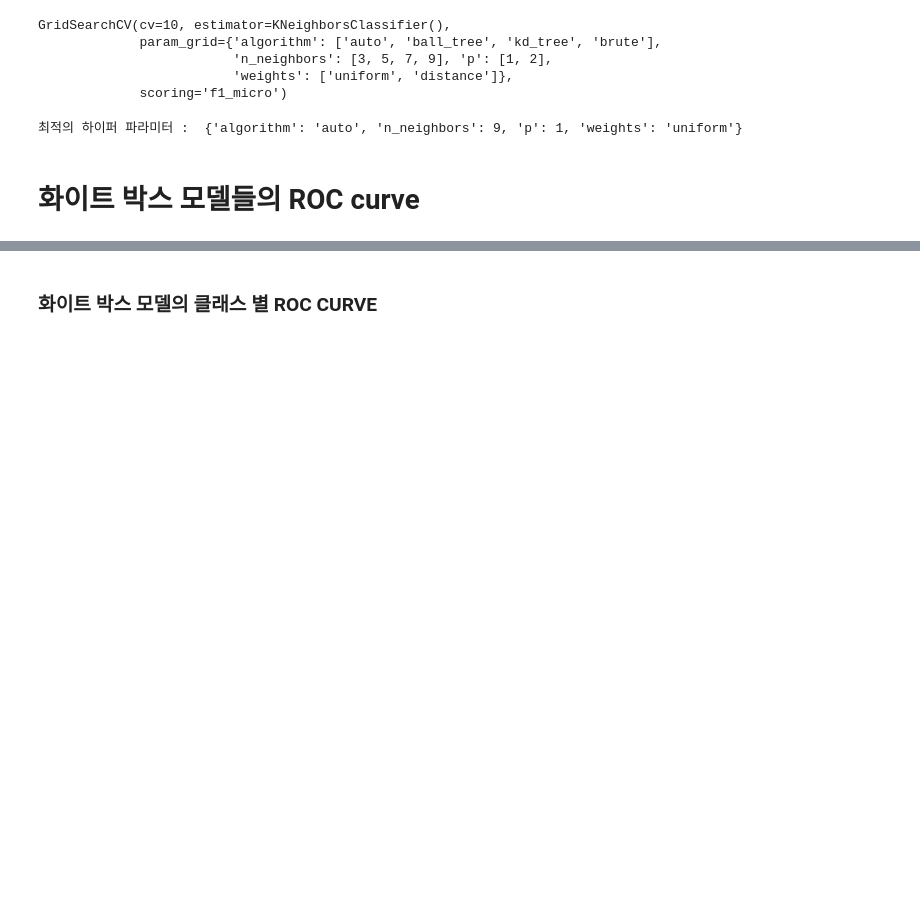
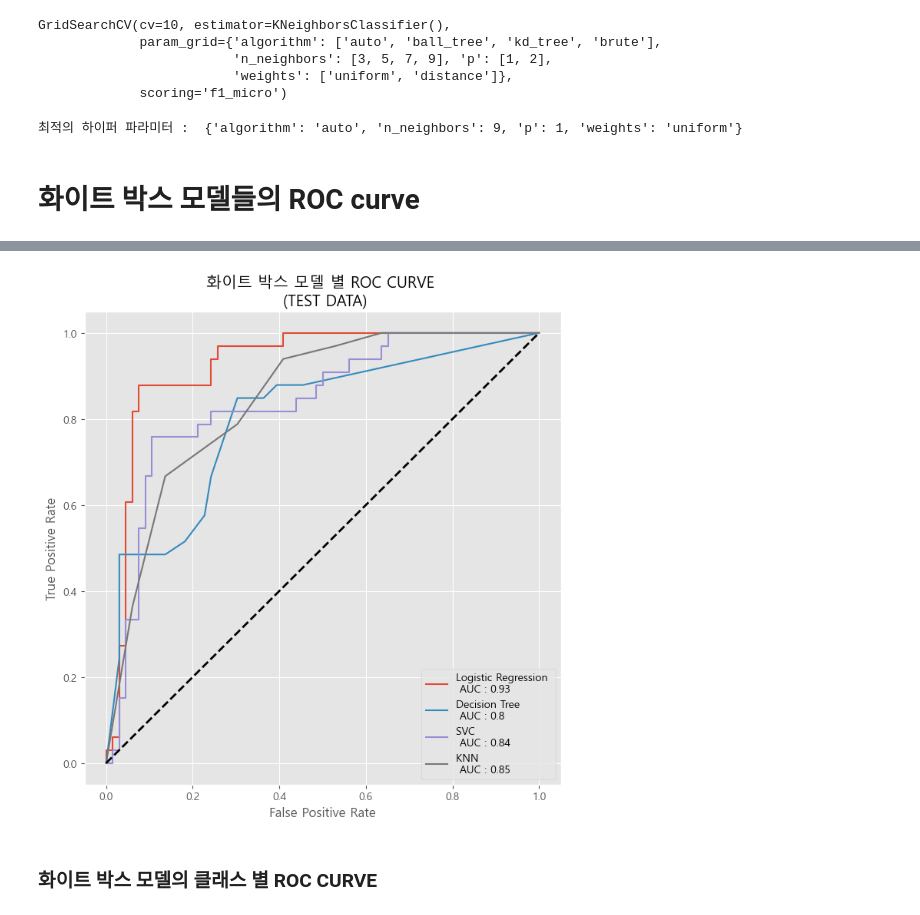
Before and after one commit to yonghyeun/Dementia_Analysis, a Jupyter notebook: LifeLog data/[라이프로그] 데이터 모델링.ipynb, the cells around one changed output, grey strips where cells are left out. Cells and saved outputs as stored; diff of their text form; code cells hidden in the pictures; blank space fills up the shorter version.

```diff
--- a/LifeLog data/[라이프로그] 데이터 모델링.ipynb
+++ b/LifeLog data/[라이프로그] 데이터 모델링.ipynb
@@ -786,8 +786,16 @@ def preprocessing(df):
         X[col] = X[col].map(lambda x: (x - min_col)/(max_col - min_col)) # min_max_scaling
 
     return X,Y
+# %%
+test = pd.read_csv('https://raw.githubusercontent.com/yonghyeun/Dementia_Analysis/main/data/test.csv').drop('EMAIL',axis = 1)
+
+test = test[['activity_rest', 'activity_score_meet_daily_targets', 'activity_score', 'activity_low',
+                'sleep_light', 'sleep_score_latency', 'sleep_duration', 'sleep_onset_latency', 'sleep_restless',
+                'sleep_score_alignment', 'sleep_total', 'sleep_score_deep', 'sleep_awake', 'target']] # ANOVA TEST로 정한 feature 와 중복되는 변수를 제외한 15가지의 변수 선택
 # %%
 X,Y = preprocessing(df)
+
+x_test,y_test = preprocessing(test)
 # %%
 from sklearn.model_selection import train_test_split,GridSearchCV
 from sklearn.ensemble import RandomForestClassifier
@@ -977,3 +988,7 @@ avg_roc_curve(models)
+# %%
+avg_roc_curve(models,x_test,y_test, 'TEST DATA')
+# %% [output]
+[figure, added]
 # %% [markdown]
 ### 화이트 박스 모델의 클래스 별 ROC CURVE
 # %%
```
Also changed, not shown: parts of 9 cells of this notebook.
